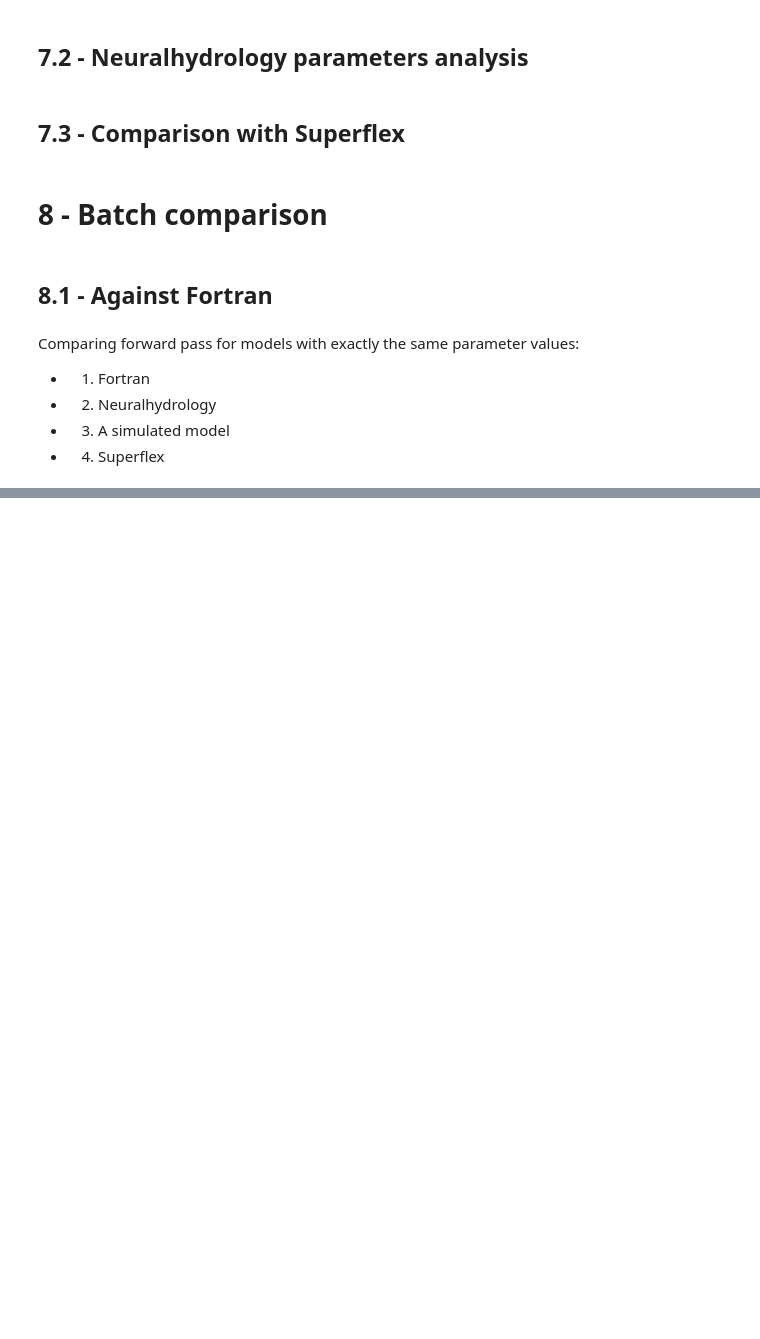
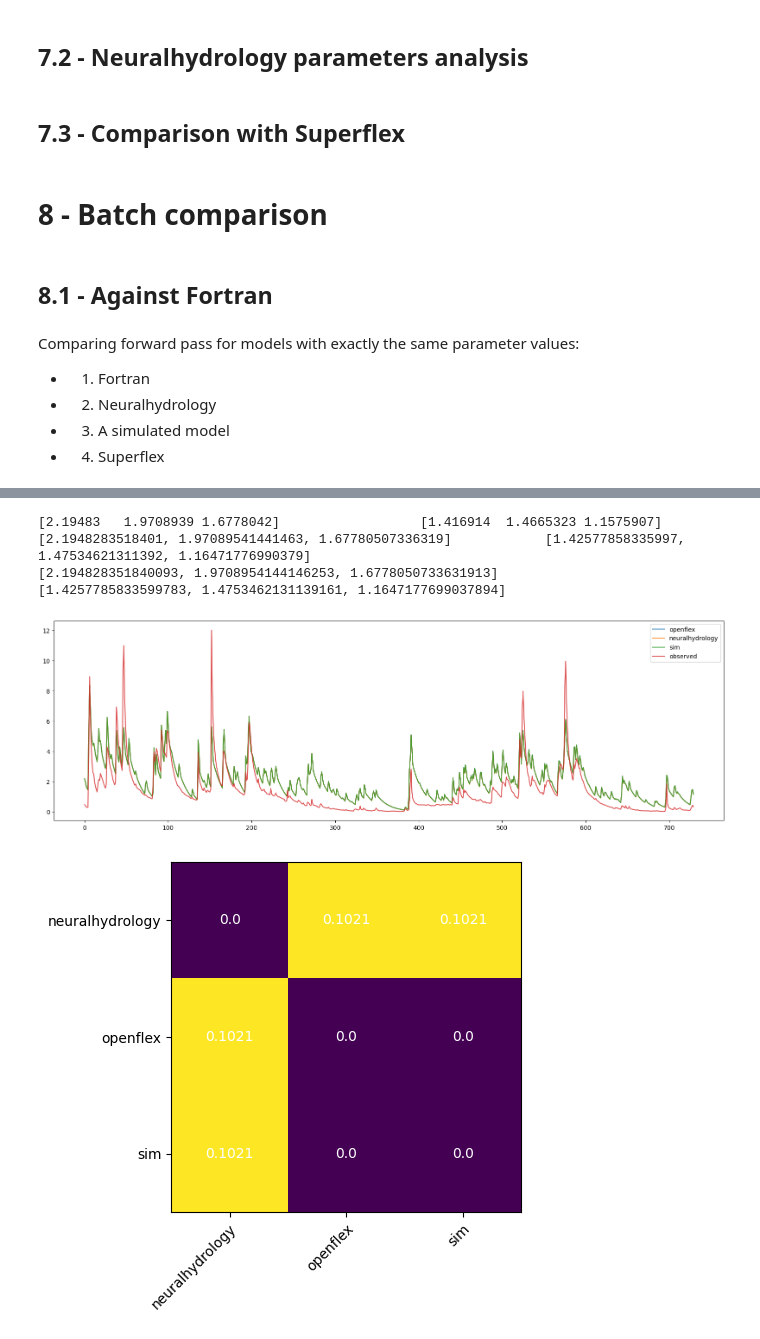
Before and after one commit to Rapfff/neuralhydrology, a Jupyter notebook: vs_superflex.ipynb, the cells around one changed output, grey strips where cells are left out. Drawn from its saved outputs; the diff is of its cells as text; code cells hidden in the pictures; blank space fills up the shorter version.

```diff
--- a/vs_superflex.ipynb
+++ b/vs_superflex.ipynb
@@ -536,7 +564,7 @@ def get_sf_validation(basin, validation_start, validation_end,sf_model_parameter
 ## 7.1 - Neuralhydrology outflow and metrics analysis
 # %%
 #===========SET THIS=================
-run_dir = "runs/run_2304_110046"
+run_dir = "runs/big_exp/run_3004_094546"
 first_epoch = 1
 last_epoch = 10
 epoch_interval = 1
@@ -546,7 +574,11 @@ epoch_interval = 1
 #          "05487980",
 #          "06853800",
 #          "08175000"]
-basins = ['01333000', '01333000']
+basins = ["01510000","02027500","03026500","05487980","06853800",
+          "08175000","01333000","01350000","01350080","01350140",
+          "01022500","04296000","01031500","01047000","01052500",
+          "01054200","01055000","01057000","01073000","01187300"]
+
 #------------------------------------
 
 import matplotlib.pyplot as plt
@@ -628,6 +669,7 @@ sns.lineplot(data=pd.DataFrame({'obs':qobs[basin][warmup:],
 ## 8.1 - Against Fortran
 # %%
 import seaborn as sns
+import matplotlib.pyplot as plt
 parameter_names = ['TR_smax', 'LR1_k', 'LR2_k', 'Splitter1', 'Splitter2']
 # Load SF parameters
 for basin in ['03026500', '01333000','02027500']:
@@ -645,14 +687,15 @@ for basin in ['03026500', '01333000','02027500']:
     nb_epochs = 10
     for run_dir in listdir('runs/'+basin):
         algo.append("NH")
-        data['NSE'].append(get_nh_metrics('runs/'+basin+'/'+run_dir,[basin],nb_epochs)[basin]['NSE'][-1])
+        data['NSE'].append(reget_nh_metrics('runs/'+basin+'/'+run_dir,[basin],nb_epochs)[basin]['NSE'][-1])
+        print(basin, run_dir, data['NSE'][-1])
         params_nh = get_nh_parameters('runs/'+basin+'/'+run_dir, [basin], parameter_names,10)
         data['TR_smax'].append(params_nh[basin]['TR_smax'][-1])
         data['LR1_k'].append(params_nh[basin]['LR1_k'][-1])
         data['LR2_k'].append(params_nh[basin]['LR2_k'][-1])
         data['Splitter1'].append(params_nh[basin]['Splitter1'][-1])
     sns.set_theme(style="ticks", palette="pastel")
-    f, axes = plt.subplots(1, len(parameter_names),figsize=(20, 10))
+    f, axes = plt.subplots(1, len(parameter_names),figsize=(25, 10))
     for i,n in enumerate(['NSE'] + parameter_names[:-1]):
         x = pd.DataFrame({
             'value': data[n],
@@ -663,7 +706,8 @@ for basin in ['03026500', '01333000','02027500']:
                     y="value",
                     hue="algo",
                     data=x,
-                    ax=axes[i])
+                    ax=axes[i],
+                    ).set(title=basin)
 # %% [markdown]
 Comparing forward pass for models with exactly the same parameter values:
 - 1. Fortran
@@ -732,9 +791,50 @@ with open('runs/openFlex/demo/01/output_'+'01333000'+'/res_Mraf.dat') as f:
 # %%
 # Plot ------------------------------------------------
-f, ax = plt.subplots(figsize=(20, 10))
-ax.plot(fr_output[:-1], alpha=0.7, label='openflex')
-ax.plot(nh_output[1:] , alpha=0.7, label='neuralhydrology')
-#ax.plot(output_sf, '--', alpha=0.5, label='sf')
-#ax.plot(sim, '--', alpha=0.5, label='sim')
+print(nh_output[:3], '\t\t',nh_output[-3:])
+print(fr_output[:3], '\t\t',fr_output[-3:])
+print(fk1_output[:3], '\t\t',fk1_output[-3:])
+from numpy import array, zeros
+fr_output = array(fr_output)
+fk1_output = array(fk1_output)
+nh_output = array(nh_output)
+
+
+f, ax = plt.subplots(figsize=(20, 6))
+ax.plot(fr_output, alpha=0.8, label='openflex')
+ax.plot(nh_output , alpha=0.8, label='neuralhydrology')
+ax.plot(fk1_output , alpha=0.8, label='sim1')
+ax.plot(obs, alpha=0.8, label='observed')
 ax.legend()
 plt.show()
+
+diff = zeros((3, 3))
+arrs = [nh_output, fr_output, fk1_output]
+lbls = ["neuralhydrology","openflex","sim1"]
+for i in range(3):
+    for j in range(3):
+        diff[i,j] = round(((arrs[i] - arrs[j])**2).sum(),4)
+
+fig, ax = plt.subplots()
+im = ax.imshow(diff)
+
+# Show all ticks and label them with the respective list entries
+ax.set_xticks(np.arange(len(lbls)), labels=lbls)
+ax.set_yticks(np.arange(len(lbls)), labels=lbls)
+
+# Rotate the tick labels and set their alignment.
+plt.setp(ax.get_xticklabels(), rotation=45, ha="right",
+         rotation_mode="anchor")
+
+# Loop over data dimensions and create text annotations.
+for i in range(len(lbls)):
+    for j in range(len(lbls)):
+        text = ax.text(j, i, diff[i, j],
+                       ha="center", va="center", color="w")
+fig.tight_layout()
+plt.show()
+# %% [output]
+[2.19483   1.9708939 1.6778042]                  [1.416914  1.4665323 1.1575907]
+[2.1948283518401, 1.97089541441463, 1.67780507336319]            [1.42577858335997, 1.47534621311392, 1.16471776990379]
+[2.194828351840093, 1.9708954144146253, 1.6778050733631913]              [1.4257785833599783, 1.4753462131139161, 1.1647177699037894]
+[figure, added]
+[figure, added]
```
Also changed, not shown: parts of 4 cells of this notebook, 6 other files.
